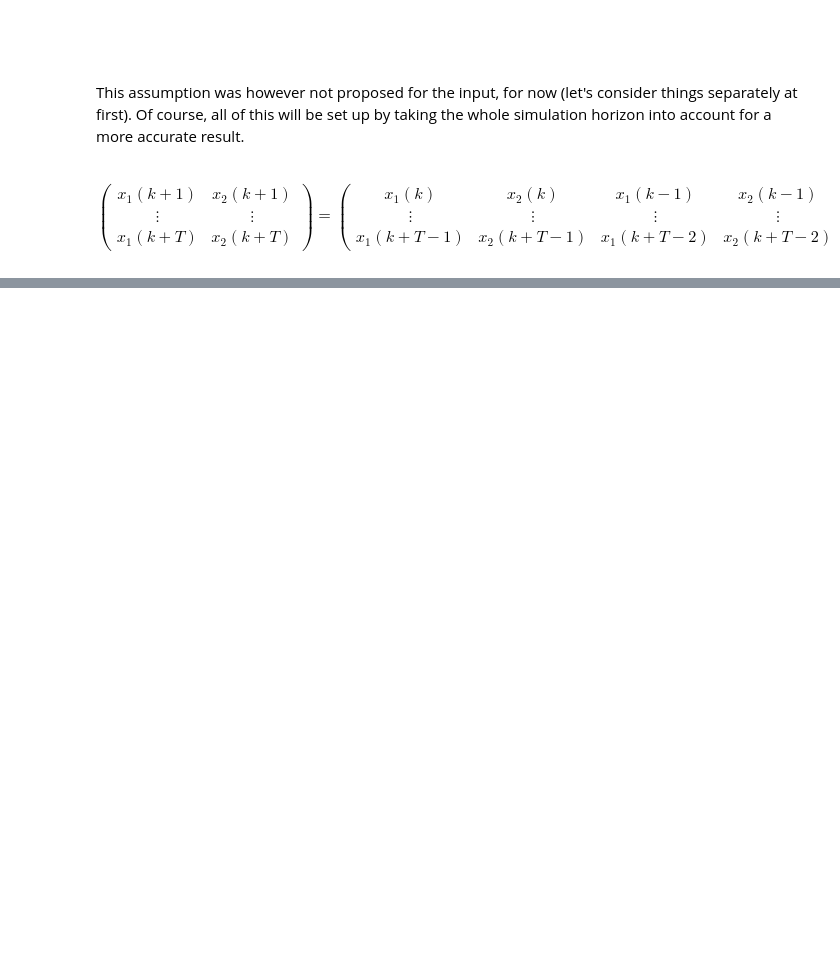
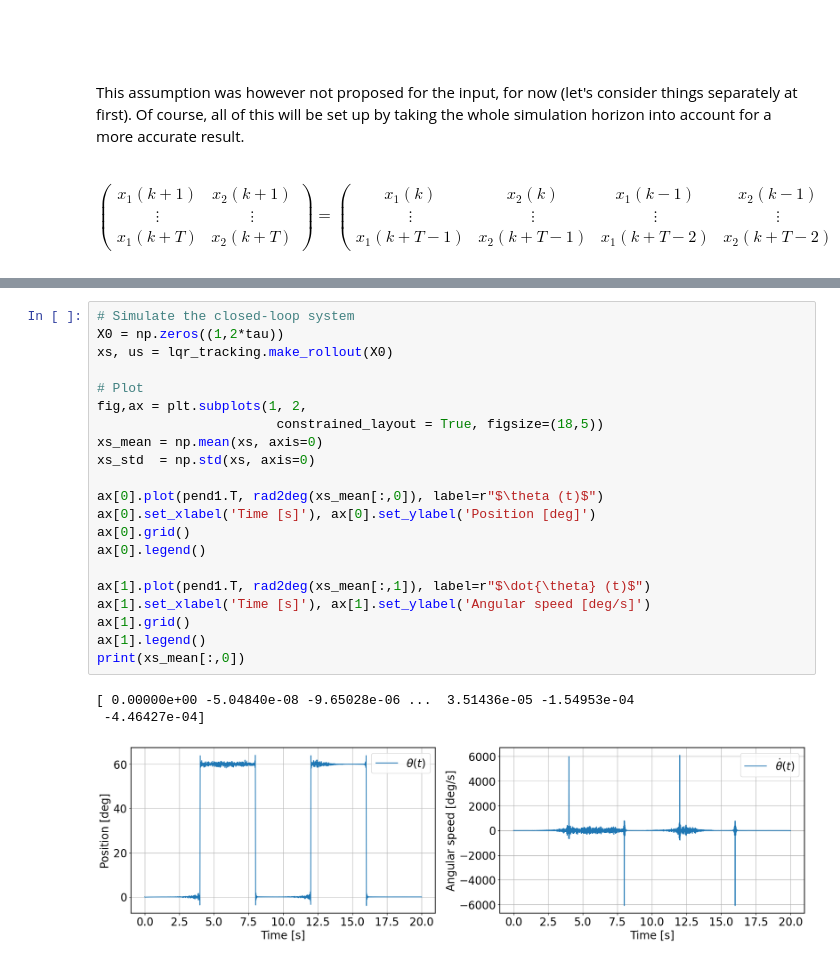
Before and after one commit to CedricFont/Subspace-learning-for-robot-application, a Jupyter notebook: LQR simulation/PendulumDelayEmbeddings.ipynb, the cells around one changed output, grey strips where cells are left out. Cells and saved outputs as stored; diff of their text form; blank space fills up the shorter version.

```diff
--- a/LQR simulation/PendulumDelayEmbeddings.ipynb
+++ b/LQR simulation/PendulumDelayEmbeddings.ipynb
@@ -102,0 +172,25 @@ for i in range(nb_plots):
+# %%
+# Simulate the closed-loop system
+X0 = np.zeros((1,2*tau))
+xs, us = lqr_tracking.make_rollout(X0)
+
+# Plot
+fig,ax = plt.subplots(1, 2,
+                       constrained_layout = True, figsize=(18,5))
+xs_mean = np.mean(xs, axis=0)
+xs_std  = np.std(xs, axis=0)
+
+ax[0].plot(pend1.T, rad2deg(xs_mean[:,0]), label=r"$\theta (t)$")
+ax[0].set_xlabel('Time [s]'), ax[0].set_ylabel('Position [deg]')
+ax[0].grid()
+ax[0].legend()
+
+ax[1].plot(pend1.T, rad2deg(xs_mean[:,1]), label=r"$\dot{\theta} (t)$")
+ax[1].set_xlabel('Time [s]'), ax[1].set_ylabel('Angular speed [deg/s]')
+ax[1].grid()
+ax[1].legend()
+print(xs_mean[:,0])
+# %% [output]
+[ 0.00000e+00 -5.04840e-08 -9.65028e-06 ...  3.51436e-05 -1.54953e-04
+ -4.46427e-04]
+[figure, added]
```
Also changed, not shown: parts of 6 cells of this notebook, 1 other file.
